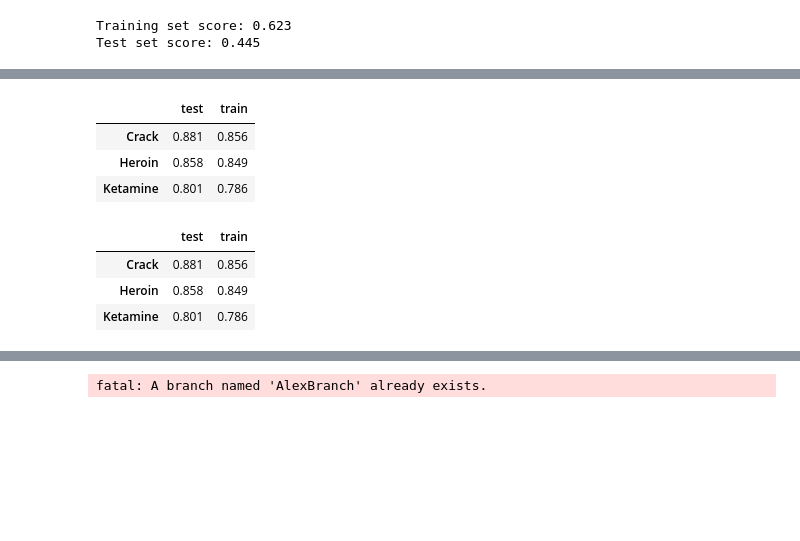
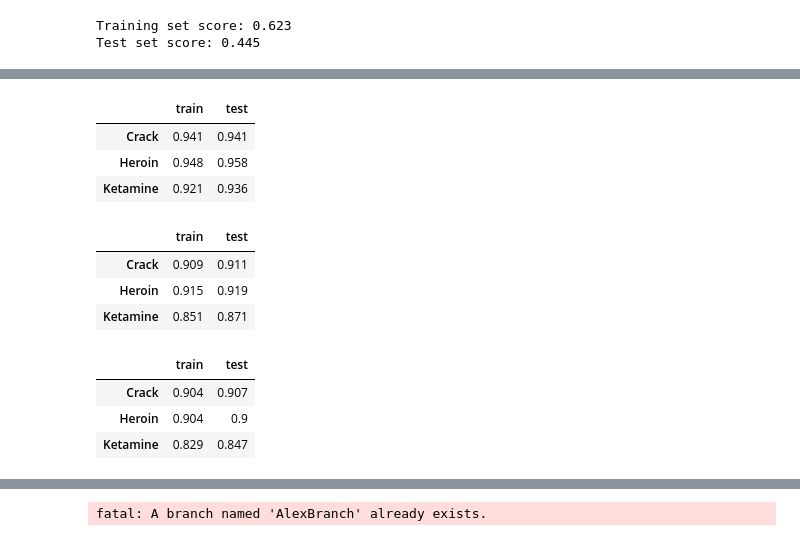
Before and after one commit to AlexTouvras/supervised_learning, a Jupyter notebook: Assignment_1.ipynb, the cells around one changed output, grey strips where cells are left out. Drawn from its saved outputs; the diff is of its cells as text; code cells hidden in the pictures; blank space fills up the shorter version.

```diff
--- a/Assignment_1.ipynb
+++ b/Assignment_1.ipynb
@@ -399,17 +399,17 @@ print("Test set score: {:.3f}".format(KNreg.score(X_test_drug, y_test_drug)))
 Training set score: 0.623
 Test set score: 0.445
 # %%
-n_neighbors = [1, 2, 7, 10, 20, 50, 70,90,100]
+n_neighbors = [1, 2, 7, 10, 20,30,40, 50, 70,90,100]
 rows = ['train', 'test']
 score = pd.DataFrame(columns = rows, index= n_neighbors)
 
 for param in range(0, len(n_neighbors)):
-    logr_drug = KNeighborsClassifier(n_neighbors=n_neighbors[param])
+    KN_drug = KNeighborsClassifier(n_neighbors=n_neighbors[param])
     # Train the model using the training sets
-    logr_drug = logr_drug.fit(X_train_drug, y_train_drug)
-    # Calculate R-squared for both test / train samples ElasticNet
-    score.at[n_neighbors[param],'train'] = round(logr_drug.score(X_train_drug,y_train_drug),3)
-    score.at[n_neighbors[param],'test'] = round(logr_drug.score(X_test_drug,y_test_drug),3)
+    KN_drug = logr_drug.fit(X_train_drug, y_train_drug)
+    # Calculate R-squared for both test / train samples
+    score.at[n_neighbors[param],'train'] = round(KN_drug.score(X_train_drug,y_train_drug),3)
+    score.at[n_neighbors[param],'test'] = round(KN_drug.score(X_test_drug,y_test_drug),3)
 score
 # %% [output]
 |  | train | test |
@@ -454,11 +454,11 @@ for param in range(0, len(columns_drug)):
     y_train_drug = y_train_drug.to_numpy()
     X_test_drug = X_test_drug.to_numpy()
     y_test_drug = y_test_drug.to_numpy()
-    logr_drug = LogisticRegression(max_iter= 10000, C=0.1)
+    KN_drug = KNeighborsClassifier(n_neighbors=50)
     # Train the model using the training sets
-    logr_drug = logr_drug.fit(X_train_drug, y_train_drug)
+    KN_drug = KN_drug.fit(X_train_drug, y_train_drug)
     # Calculate R-squared for both test / train samples
-    score.at[columns_drug[param],'train'] = round(logr_drug.score(X_train_drug,y_train_drug),3)
-    score.at[columns_drug[param],'test'] = round(logr_drug.score(X_test_drug,y_test_drug),3)
+    score.at[columns_drug[param],'train'] = round(KN_drug.score(X_train_drug,y_train_drug),3)
+    score.at[columns_drug[param],'test'] = round(KN_drug.score(X_test_drug,y_test_drug),3)
 score
 # %% [output]
@@ -490,24 +492,24 @@ for col in columns_drug:
 # %%
 score = pd.DataFrame(columns = rows, index= columns_drug)
 for param in range(0, len(columns_drug)):
     X_train_drug, X_test_drug, y_train_drug, y_test_drug = train_test_split(X, drugs_new[columns_drug[param]], random_state=42)
     #Convert dataframes to numpy arrays
     X_train_drug = X_train_drug.to_numpy()
     y_train_drug = y_train_drug.to_numpy()
     X_test_drug = X_test_drug.to_numpy()
     y_test_drug = y_test_drug.to_numpy()
-    logr_drug = LogisticRegression(max_iter= 10000, C=0.1)
+    KN_drug = KNeighborsClassifier(n_neighbors=50)
     # Train the model using the training sets
-    logr_drug = logr_drug.fit(X_train_drug, y_train_drug)
+    KN_drug = KN_drug.fit(X_train_drug, y_train_drug)
     # Calculate R-squared for both test / train samples
-    score.at[columns_drug[param],'train'] = round(logr_drug.score(X_train_drug,y_train_drug),3)
-    score.at[columns_drug[param],'test'] = round(logr_drug.score(X_test_drug,y_test_drug),3)
+    score.at[columns_drug[param],'train'] = round(KN_drug.score(X_train_drug,y_train_drug),3)
+    score.at[columns_drug[param],'test'] = round(KN_drug.score(X_test_drug,y_test_drug),3)
 score
 # %% [output]
-|  | test | train |
-| Crack | 0.881 | 0.856 |
-| Heroin | 0.858 | 0.849 |
-| Ketamine | 0.801 | 0.786 |
+|  | train | test |
+| Crack | 0.941 | 0.941 |
+| Heroin | 0.948 | 0.958 |
+| Ketamine | 0.921 | 0.936 |
 # %%
 drugs_new = drug_data.copy()
 columns_drug = ['Crack', 'Heroin', 'Ketamine']
@@ -523,7 +525,7 @@ for param in range(0, len(columns_drug)):
     y_train_drug = y_train_drug.to_numpy()
     X_test_drug = X_test_drug.to_numpy()
     y_test_drug = y_test_drug.to_numpy()
-    logr_drug = LogisticRegression(max_iter= 10000, C=0.1)
+    KN_drug = KNeighborsClassifier(n_neighbors=50)
     # Train the model using the training sets
     logr_drug = logr_drug.fit(X_train_drug, y_train_drug)
     # Calculate R-squared for both test / train samples
@@ -531,10 +533,10 @@ for param in range(0, len(columns_drug)):
     score.at[columns_drug[param],'test'] = round(logr_drug.score(X_test_drug,y_test_drug),3)
 score
 # %% [output]
-|  | test | train |
-| Crack | 0.881 | 0.856 |
-| Heroin | 0.858 | 0.849 |
-| Ketamine | 0.801 | 0.786 |
+|  | train | test |
+| Crack | 0.909 | 0.911 |
+| Heroin | 0.915 | 0.919 |
+| Ketamine | 0.851 | 0.871 |
 # %%
 drugs_new = drug_data.copy()
 columns_drug = ['Crack', 'Heroin', 'Ketamine']
@@ -550,10 +552,15 @@ for param in range(0, len(columns_drug)):
     y_train_drug = y_train_drug.to_numpy()
     X_test_drug = X_test_drug.to_numpy()
     y_test_drug = y_test_drug.to_numpy()
-    logr_drug = LogisticRegression(max_iter= 10000, C=0.1)
+    KN_drug = KNeighborsClassifier(n_neighbors=50)
     # Train the model using the training sets
-    logr_drug = logr_drug.fit(X_train_drug, y_train_drug)
+    KN_drug = KN_drug.fit(X_train_drug, y_train_drug)
     # Calculate R-squared for both test / train samples
-    score.at[columns_drug[param],'train'] = round(logr_drug.score(X_train_drug,y_train_drug),3)
-    score.at[columns_drug[param],'test'] = round(logr_drug.score(X_test_drug,y_test_drug),3)
+    score.at[columns_drug[param],'train'] = round(KN_drug.score(X_train_drug,y_train_drug),3)
+    score.at[columns_drug[param],'test'] = round(KN_drug.score(X_test_drug,y_test_drug),3)
 score
+# %% [output]
+|  | train | test |
+| Crack | 0.904 | 0.907 |
+| Heroin | 0.904 | 0.9 |
+| Ketamine | 0.829 | 0.847 |
```
Also changed, not shown: parts of 13 cells of this notebook.
